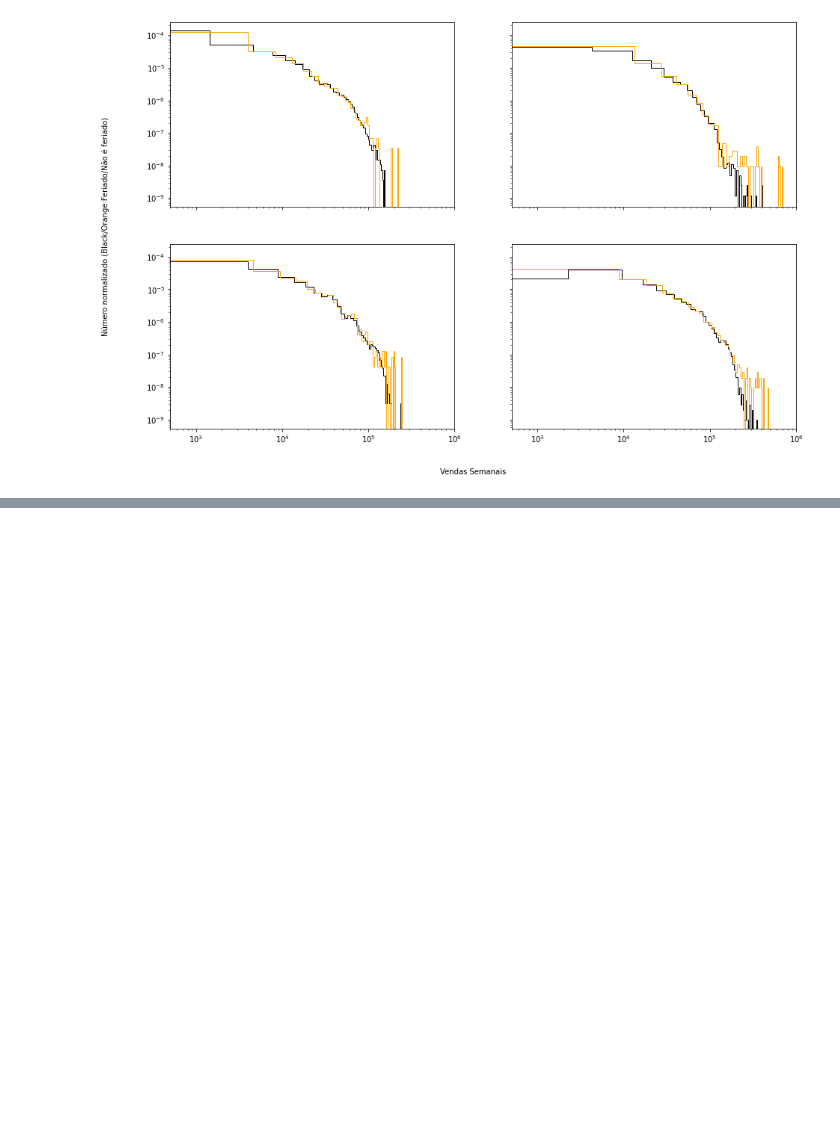
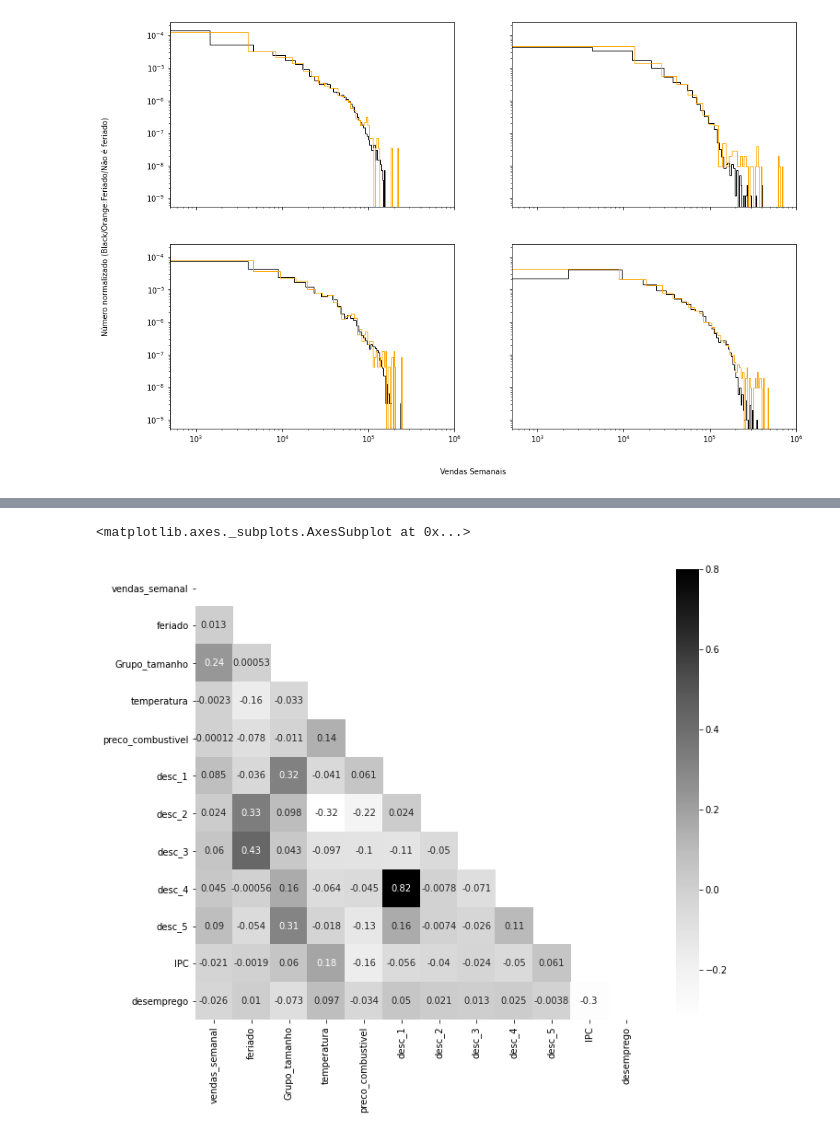
Before and after one commit to SamuelSousaFerreira/Analise-de-lojas-de-varejo, a Jupyter notebook: Análise_de_varejo.ipynb, the cells around one changed output, grey strips where cells are left out. Drawn from its saved outputs; the diff is of its cells as text; code cells hidden in the pictures; blank space fills up the shorter version.

```diff
--- a/Análise_de_varejo.ipynb
+++ b/Análise_de_varejo.ipynb
@@ -532,0 +562,3 @@ Text(0.04, 0.5, 'Número normalizado (Black/Orange:Feriado/Não é feriado)')
+# %%
+vendas_features = vendas.merge(features, left_on=('loja',"data"), right_on=('loja', 'data'), how= 'left' ) #juntando as duas tabelas pelos Id da loja e a data
+vendas_features.head()
@@ -532,0 +579,8 @@ Text(0.04, 0.5, 'Número normalizado (Black/Orange:Feriado/Não é feriado)')
+# %%
+vendas_features = vendas_features.drop(['feriado_y'], axis=1) #removendo a coluna feriado
+vendas_features = vendas_features.rename(columns = {'feriado_x':'feriado'}) # renomeando
+vendas_features['feriado'] = vendas_features['feriado'].astype(int) #passando os valores para 0 e 1
+# %%
+#matriz de correlação
+corr = vendas_features.drop(['loja','Dept'], axis=1).corr()
+corr
@@ -532,0 +601,11 @@ Text(0.04, 0.5, 'Número normalizado (Black/Orange:Feriado/Não é feriado)')
+# %%
+#mask que deix aem foma de triângulo
+mask=np.zeros_like(corr,dtype= np.bool)
+mask[np.triu_indices_from(mask)] = True
+# %%
+#matriz de correlação
+f, ax = plt.subplots(figsize=(12, 9))
+sns.heatmap(corr, mask=mask, vmax=.8, square=True, annot=True, cmap='Greys')
+# %% [output]
+<matplotlib.axes._subplots.AxesSubplot at 0x...>
+[figure, added]
```
Also changed, not shown: parts of 9 cells of this notebook.
